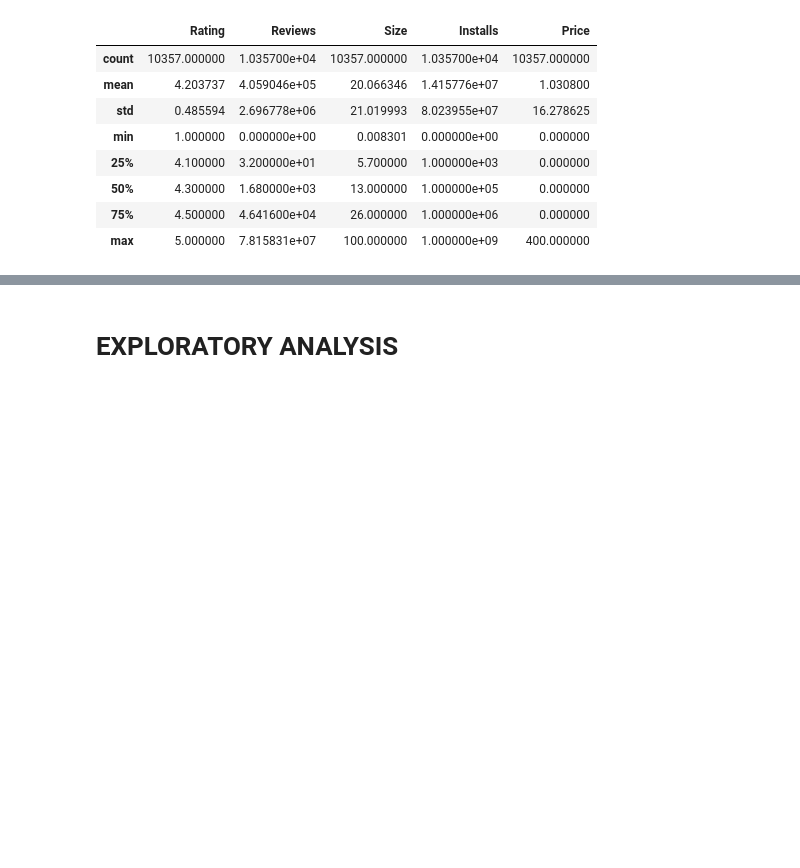
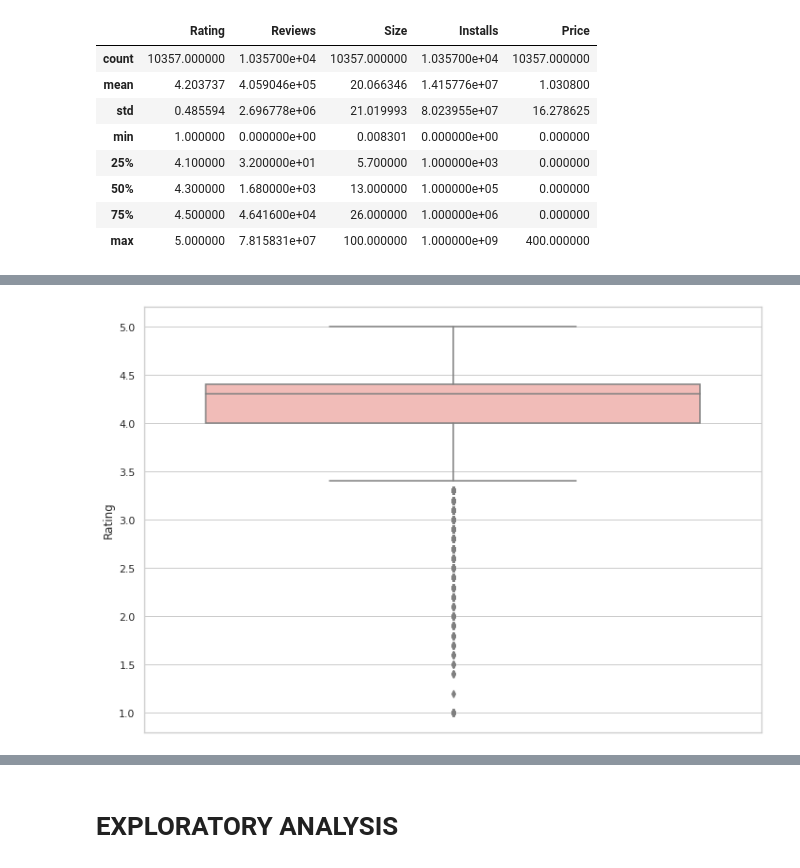
Before and after one commit to DrBharathiTC/Play_store-app-review-analysis-Capstone-project, a Jupyter notebook: Google_Play_Store_Apps_Data_Analysis_(EDA)_UPDATED.ipynb, the cells around one changed output, grey strips where cells are left out. Drawn from its saved outputs; the diff is of its cells as text; code cells hidden in the pictures; blank space fills up the shorter version.

```diff
--- a/Google_Play_Store_Apps_Data_Analysis_(EDA)_UPDATED.ipynb
+++ b/Google_Play_Store_Apps_Data_Analysis_(EDA)_UPDATED.ipynb
@@ -507,0 +523,6 @@ PSDF1.describe()
+# %%
+sns.set_style('whitegrid')
+sns.boxplot(y=PSDF1['Rating'], palette='Pastel1');
+plt.show()
+# %% [output]
+[figure, added]
```
Also changed, not shown: parts of 33 cells of this notebook.
